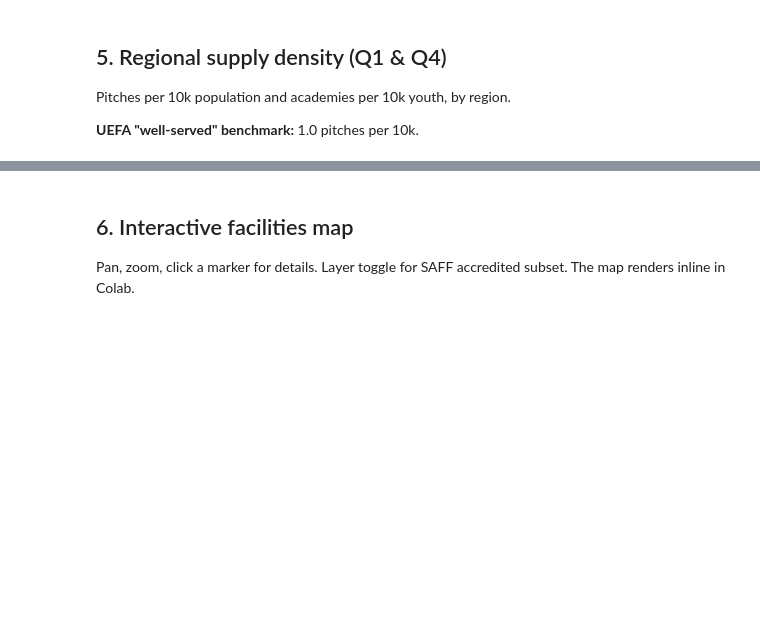
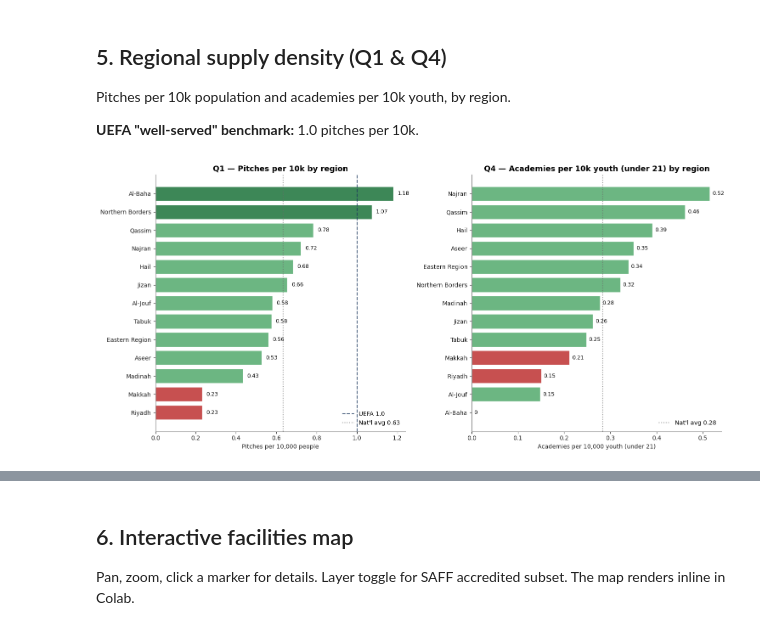
Before and after one commit to AbdulrahmanB-25/Football_fields_Mapping-Demographic_analysis_SA, a Jupyter notebook: SIF/Saudi_Football_Analysis.ipynb, the cells around one changed output, grey strips where cells are left out. Saved outputs shown, nothing was run; the diff lists cells and outputs as text; code cells hidden in the pictures; blank space fills up the shorter version.

```diff
--- a/SIF/Saudi_Football_Analysis.ipynb
+++ b/SIF/Saudi_Football_Analysis.ipynb
@@ -278,0 +258,93 @@ print(f"5x range: Al-Baha {df_master['pitches_per_10k'].astype(float).max():.2f}
+# %%
+# ============================================================
+# Cell — Q1 (pitches/10k) + Q4 (academies/10k youth UNDER 21)
+# Drop-in replacement. Youth definition is now "under 21"
+# (was 5–24). Calibrated to GASTAT 2024 ≈ 9.2M.
+# ============================================================
+
+UEFA_BENCHMARK = 1.0
+
+# ─── Recompute academies_per_10k_youth using under-21 denominator ──
+NATIONAL_5_24    = 10_800_000   # previous denominator (5–24)
+NATIONAL_UNDER21 =  9_200_000   # new denominator (0–20), GASTAT 2024
+
+# Recover absolute academy count from the existing 5–24 metric so we
+# can re-divide by the new under-21 denominator. (df_master has
+# academies_per_10k_youth and youth_5_24, not n_academies directly.)
+df_master['n_academies'] = (
+    df_master['academies_per_10k_youth'].astype(float)
+    * df_master['youth_5_24'].astype(float) / 10_000
+).round().astype(int)
+
+# Build under-21 youth column
+if all(c in df_master.columns for c in ['pop_0_4','pop_5_9','pop_10_14','pop_15_19','pop_20_24']):
+    df_master['youth_under21'] = (
+        df_master['pop_0_4'] + df_master['pop_5_9']
+        + df_master['pop_10_14'] + df_master['pop_15_19']
+        + df_master['pop_20_24'] * (1/5)
+    )
+    scale = NATIONAL_UNDER21 / df_master['youth_under21'].sum()
+    df_master['youth_under21'] *= scale
+else:
+    # Fallback: rescale existing youth_5_24 by national ratio
+    df_master['youth_under21'] = df_master['youth_5_24'].astype(float) * (NATIONAL_UNDER21 / NATIONAL_5_24)
+
+# Recompute density using under-21 denominator
+df_master['academies_per_10k_youth'] = (
+    df_master['n_academies'].astype(float) / df_master['youth_under21'].astype(float) * 10_000
+)
+
+NATIONAL_PITCH_AVG   = float(df_master['pitches_per_10k'].astype(float).mean())
+NATIONAL_ACADEMY_AVG = float(df_master['academies_per_10k_youth'].astype(float).mean())
+
+fig, axes = plt.subplots(1, 2, figsize=(15, 7))
+
+# ─── Q1: pitches per 10k ────────────────────────────────────────────
+df_q1 = df_master.sort_values('pitches_per_10k', ascending=True)
+ax = axes[0]
+colors = []
+for _, row in df_q1.iterrows():
+    name = row['region_name_en']
+    v = float(row['pitches_per_10k'])
+    if name in ('Riyadh','Makkah'): colors.append(RED_ACCENT)
+    elif v >= UEFA_BENCHMARK: colors.append(GREEN_DARK)
+    else: colors.append(GREEN_MID)
+ax.barh(df_q1['region_name_en'], df_q1['pitches_per_10k'].astype(float),
+        color=colors, edgecolor='white')
+ax.axvline(UEFA_BENCHMARK, color=NAVY_ACCENT, ls='--', alpha=0.8, label=f'UEFA {UEFA_BENCHMARK}')
+ax.axvline(NATIONAL_PITCH_AVG, color=GRAY_MUTED, ls=':', alpha=0.7, label=f'Nat\'l avg {NATIONAL_PITCH_AVG:.2f}')
+for i, v in enumerate(df_q1['pitches_per_10k'].astype(float)):
+    ax.text(v + 0.02, i, f'{v:.2f}', va='center', fontsize=9)
+ax.set_xlabel('Pitches per 10,000 people')
+ax.set_title('Q1 — Pitches per 10k by region')
+ax.legend(loc='lower right', frameon=False)
+
+# ─── Q4: academies per 10k youth (under 21) ────────────────────────
+df_q4 = df_master.sort_values('academies_per_10k_youth', ascending=True)
+ax = axes[1]
+colors = []
+for _, row in df_q4.iterrows():
+    name = row['region_name_en']
+    v = float(row['academies_per_10k_youth'])
+    if name in ('Riyadh','Makkah'): colors.append(RED_ACCENT)
+    elif v == 0: colors.append(RED_ACCENT)
+    else: colors.append(GREEN_MID)
+ax.barh(df_q4['region_name_en'], df_q4['academies_per_10k_youth'].astype(float),
+        color=colors, edgecolor='white')
+ax.axvline(NATIONAL_ACADEMY_AVG, color=GRAY_MUTED, ls=':', alpha=0.7, label=f'Nat\'l avg {NATIONAL_ACADEMY_AVG:.2f}')
+for i, v in enumerate(df_q4['academies_per_10k_youth'].astype(float)):
+    label = f'{v:.2f}' if v > 0 else '0'
+    ax.text(v + 0.005, i, label, va='center', fontsize=9)
+ax.set_xlabel('Academies per 10,000 youth (under 21)')
+ax.set_title('Q4 — Academies per 10k youth (under 21) by region')
+ax.legend(loc='lower right', frameon=False)
+
+plt.tight_layout()
+plt.savefig(f'{OUTDIR}/03_regional_density.png')
+plt.show()
+
+print(f"\nNational averages: {NATIONAL_PITCH_AVG:.2f} pitches/10k · {NATIONAL_ACADEMY_AVG:.2f} academies/10k youth (under 21)")
+print(f"5x range: Al-Baha {df_master['pitches_per_10k'].astype(float).max():.2f} → Riyadh/Makkah {df_master['pitches_per_10k'].astype(float).min():.2f}")
+print(f"Youth (under 21) total: {df_master['youth_under21'].sum():,.0f}")
+# %% [output]
+[figure, added]
```
Also changed, not shown: parts of 22 cells of this notebook.
